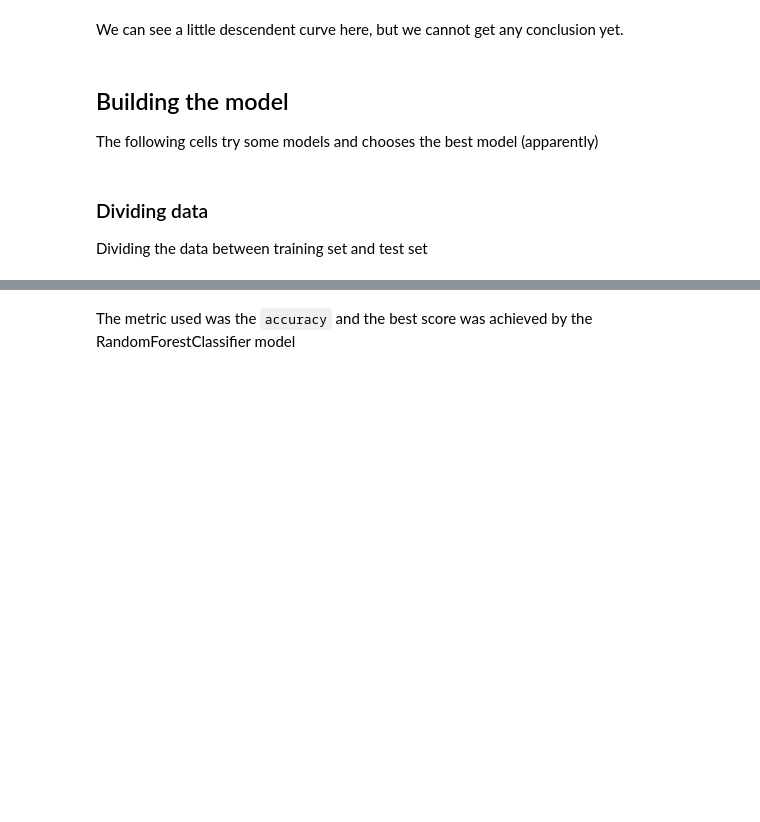
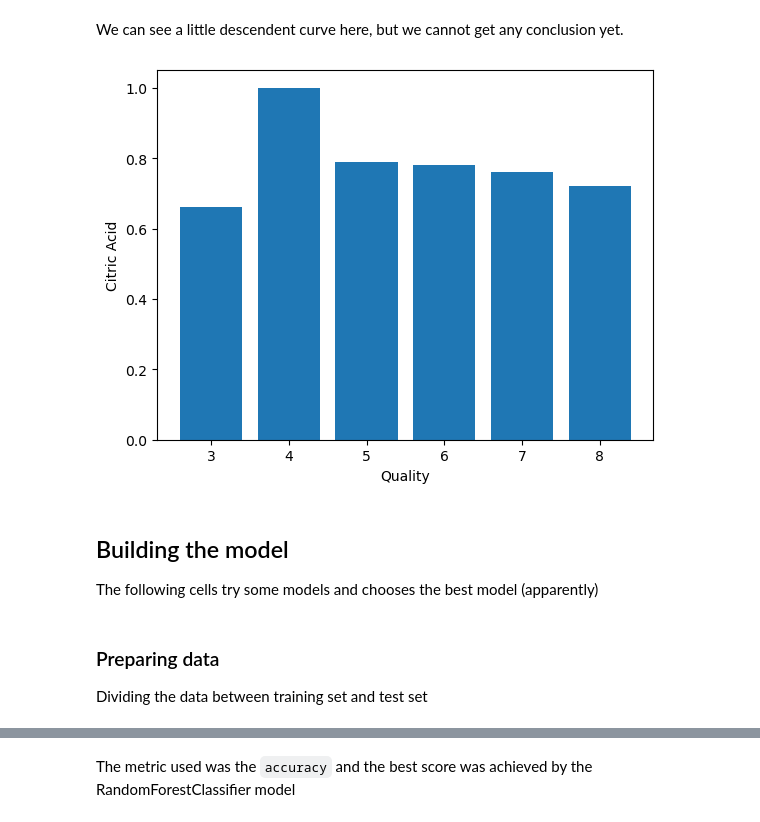
Before and after one commit to EsdrasLimaSilva/wine-quality, a Jupyter notebook: wine-notebook.ipynb, the cells around one changed output, grey strips where cells are left out. Drawn from its saved outputs; the diff is of its cells as text; code cells hidden in the pictures; blank space fills up the shorter version.

```diff
--- a/wine-notebook.ipynb
+++ b/wine-notebook.ipynb
@@ -138,8 +127,16 @@ plt.show()
 # %% [markdown]
 We can see a little descendent curve here, but we cannot get any conclusion yet.
+# %%
+fix, ax = plt.subplots()
+ax.bar(df["quality"], df["citric acid"])
+ax.set(xlabel="Quality", ylabel="Citric Acid")
+
+plt.show()
+# %% [output]
+[figure, added]
 # %% [markdown]
 ## Building the model
 The following cells try some models and chooses the best model (apparently)
 # %% [markdown]
-### Dividing data
+### Preparing data
 Dividing the data between training set and test set
```
Also changed, not shown: parts of 23 cells of this notebook.
